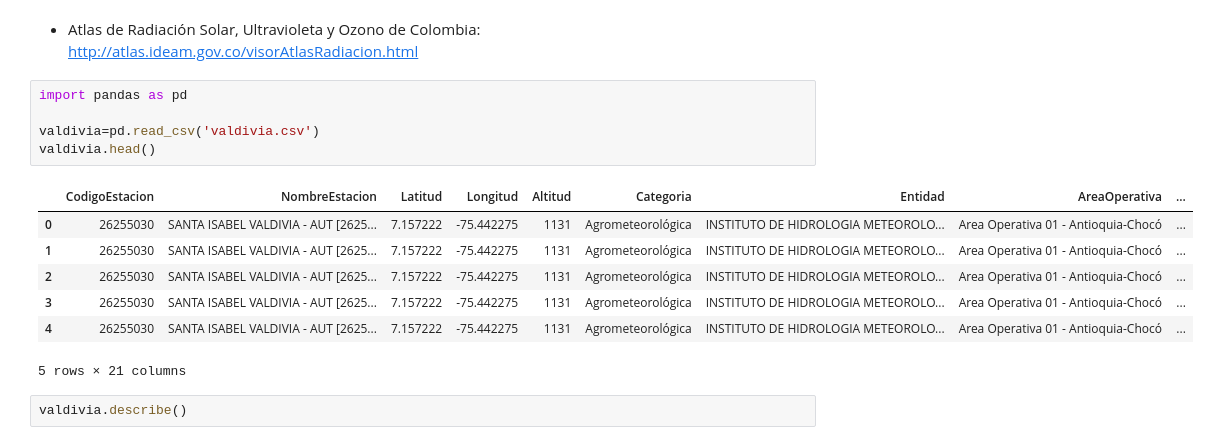
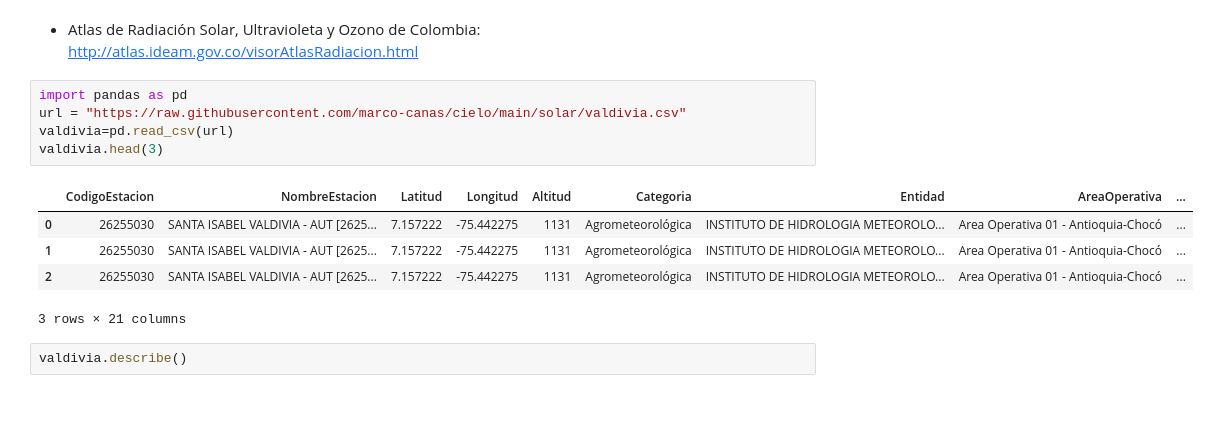
Before and after one commit to marco-canas/cumplea-os_oficina_docentes, a Jupyter notebook: solar/get_data_plotting_solar.ipynb, the cells around one changed output. Saved outputs shown, nothing was run; the diff lists cells and outputs as text; blank space fills up the shorter version.

```diff
--- a/solar/get_data_plotting_solar.ipynb
+++ b/solar/get_data_plotting_solar.ipynb
@@ -124,17 +124,15 @@ sns.histplot(x=data['WindDirection(Degrees)'],bins=20)
 * Atlas de Radiación Solar, Ultravioleta y Ozono de Colombia: http://atlas.ideam.gov.co/visorAtlasRadiacion.html
 # %%
 import pandas as pd
-
-valdivia=pd.read_csv('valdivia.csv')
-valdivia.head()
+url = "https://raw.githubusercontent.com/marco-canas/cielo/main/solar/valdivia.csv"
+valdivia=pd.read_csv(url)
+valdivia.head(3)
 # %% [output]
 |  | CodigoEstacion | NombreEstacion | Latitud | Longitud | Altitud | Categoria | Entidad | AreaOperativa | ... |
 | 0 | 26255030 | SANTA ISABEL VALDIVIA - AUT [2625... | 7.157222 | -75.442275 | 1131 | Agrometeorológica | INSTITUTO DE HIDROLOGIA METEOROLO... | Area Operativa 01 - Antioquia-Chocó | ... |
 | 1 | 26255030 | SANTA ISABEL VALDIVIA - AUT [2625... | 7.157222 | -75.442275 | 1131 | Agrometeorológica | INSTITUTO DE HIDROLOGIA METEOROLO... | Area Operativa 01 - Antioquia-Chocó | ... |
 | 2 | 26255030 | SANTA ISABEL VALDIVIA - AUT [2625... | 7.157222 | -75.442275 | 1131 | Agrometeorológica | INSTITUTO DE HIDROLOGIA METEOROLO... | Area Operativa 01 - Antioquia-Chocó | ... |
-| 3 | 26255030 | SANTA ISABEL VALDIVIA - AUT [2625... | 7.157222 | -75.442275 | 1131 | Agrometeorológica | INSTITUTO DE HIDROLOGIA METEOROLO... | Area Operativa 01 - Antioquia-Chocó | ... |
-| 4 | 26255030 | SANTA ISABEL VALDIVIA - AUT [2625... | 7.157222 | -75.442275 | 1131 | Agrometeorológica | INSTITUTO DE HIDROLOGIA METEOROLO... | Area Operativa 01 - Antioquia-Chocó | ... |
-5 rows × 21 columns
+3 rows × 21 columns
 # %%
 valdivia.describe()
 # %% [output]
```
